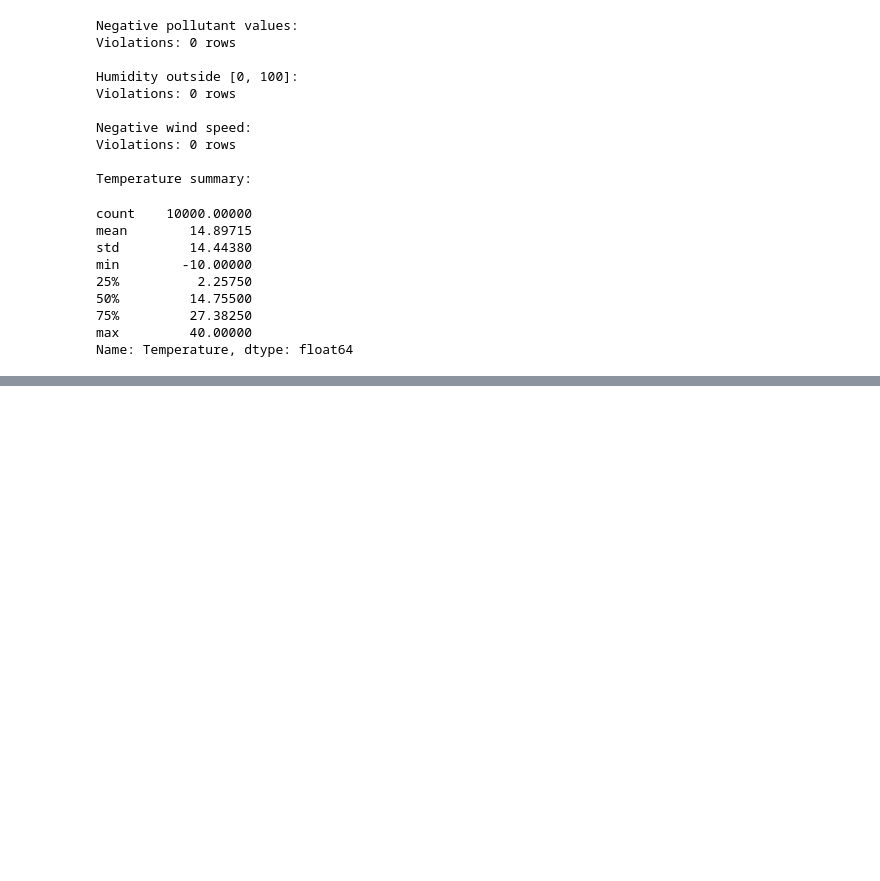
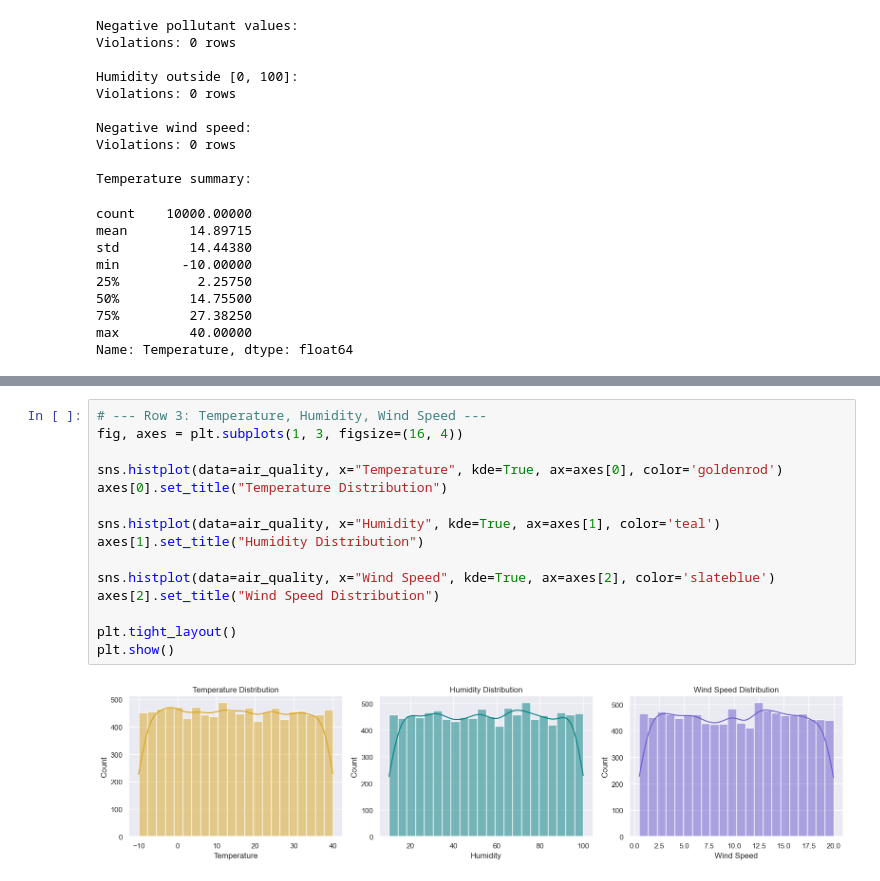
Before and after one commit to osamaabofarsakh25-cpu/global-air-quality-eda, a Jupyter notebook: notebooks/01_initial_eda.ipynb, the cells around one changed output, grey strips where cells are left out. Drawn from its saved outputs; the diff is of its cells as text; blank space fills up the shorter version.

```diff
--- a/notebooks/01_initial_eda.ipynb
+++ b/notebooks/01_initial_eda.ipynb
@@ -272,0 +459,17 @@ Data quality reports show the data set lacks structural problems. All pollutants
+# %%
+# --- Row 3: Temperature, Humidity, Wind Speed ---
+fig, axes = plt.subplots(1, 3, figsize=(16, 4))
+
+sns.histplot(data=air_quality, x="Temperature", kde=True, ax=axes[0], color='goldenrod')
+axes[0].set_title("Temperature Distribution")
+
+sns.histplot(data=air_quality, x="Humidity", kde=True, ax=axes[1], color='teal')
+axes[1].set_title("Humidity Distribution")
+
+sns.histplot(data=air_quality, x="Wind Speed", kde=True, ax=axes[2], color='slateblue')
+axes[2].set_title("Wind Speed Distribution")
+
+plt.tight_layout()
+plt.show()
+# %% [output]
+[figure, added]
```
Also changed, not shown: parts of 11 cells of this notebook.
